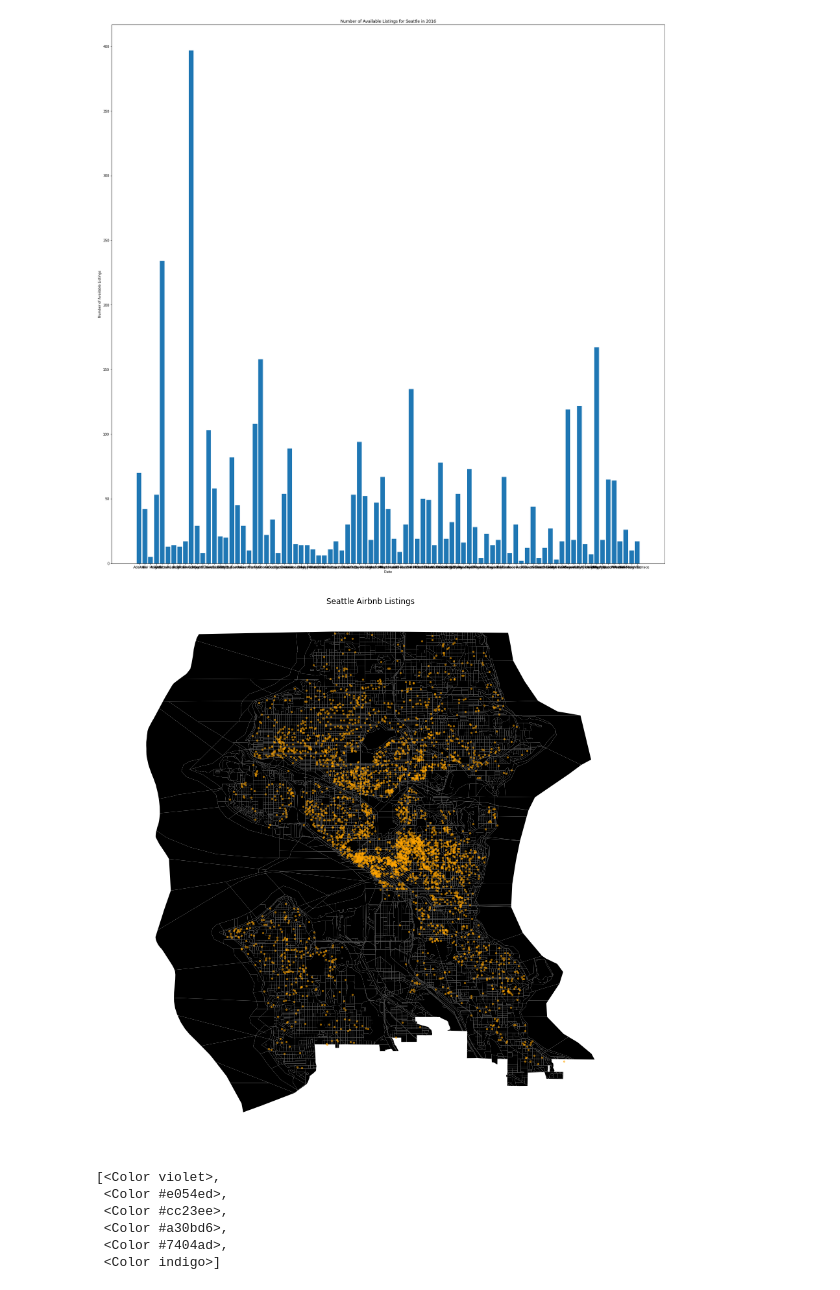
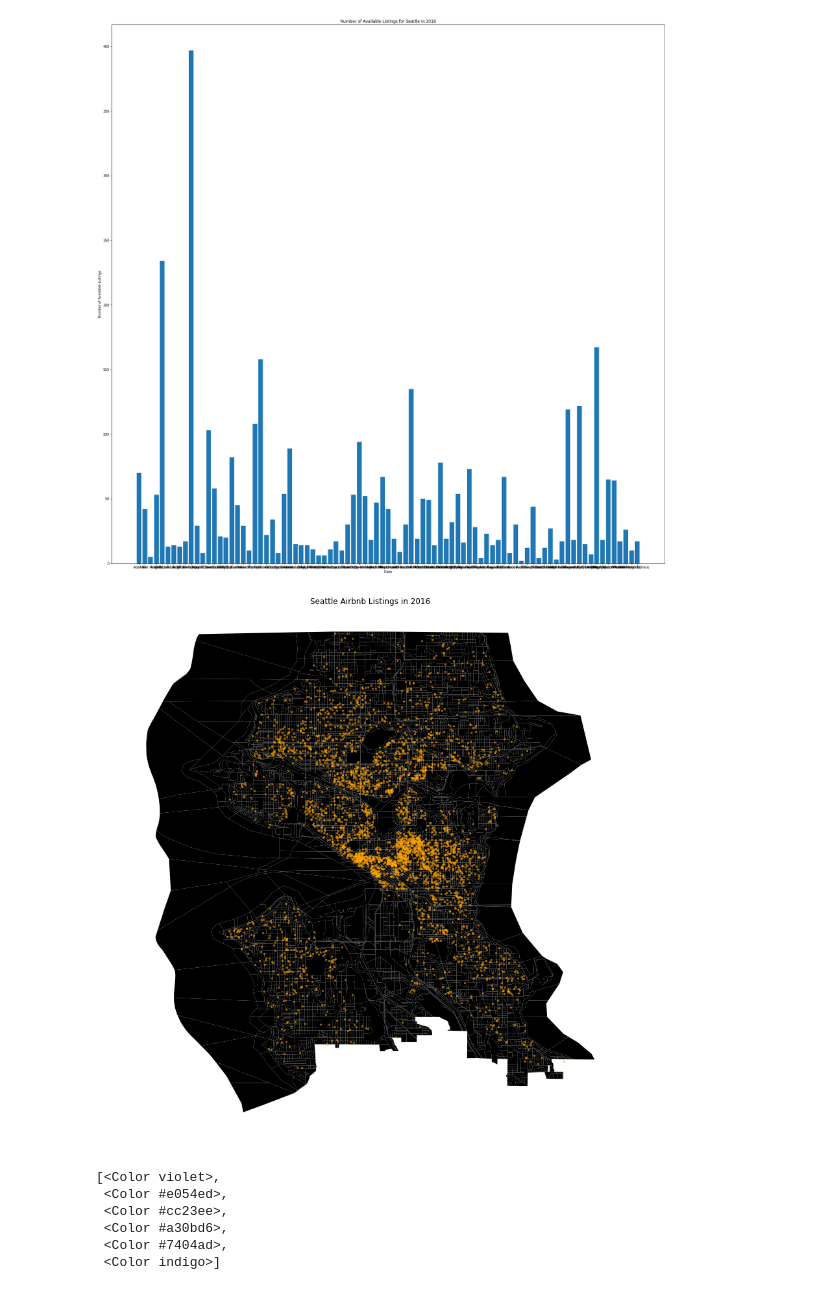
Before and after one commit to kevinhuynh23/RACK, a Jupyter notebook: analysis.ipynb, the cells around one changed output. Saved outputs shown, nothing was run; the diff lists cells and outputs as text; code cells hidden in the pictures.

```diff
--- a/analysis.ipynb
+++ b/analysis.ipynb
@@ -93,17 +83,17 @@ shp = gpd.GeoDataFrame.from_file('data/raw/2010_US_Census_Blocks.shp')
 # %%
 # Map of Seattle Airbnb Listings
 fig_map_seattle_listings, ax = plt.subplots(figsize = (15, 15))
 base = shp.plot(ax = ax, color = 'black')
 lis.plot(ax = base,
          marker = 'o',
          color = 'orange',
          markersize = 5,
          alpha = 0.5)
 _ = ax.axis('off')
-plt.title('Seattle Airbnb Listings')
+plt.title('Seattle Airbnb Listings in 2016')
 plt.show()
 # %% [output]
-[figure, old version]
+[figure, new version]
 # %%
 # Generate color gradient
 violet = Color('violet')
```
Also changed, not shown: parts of 9 cells of this notebook.
